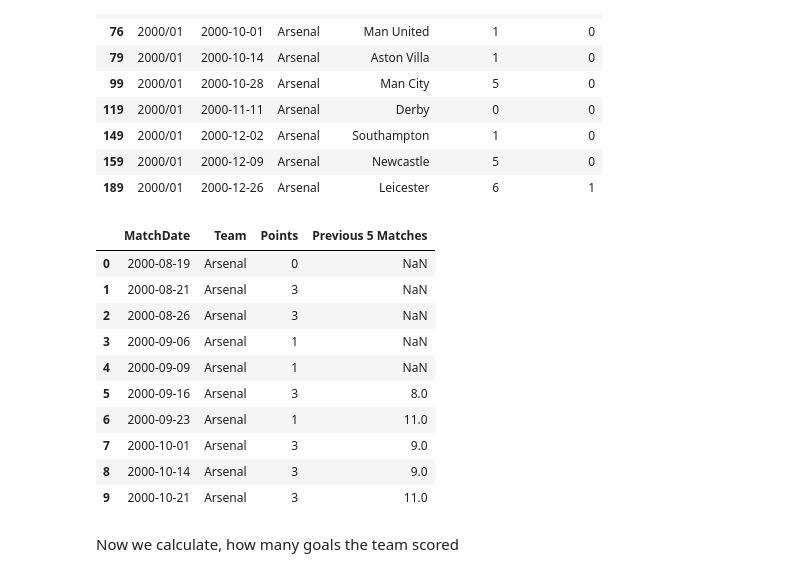
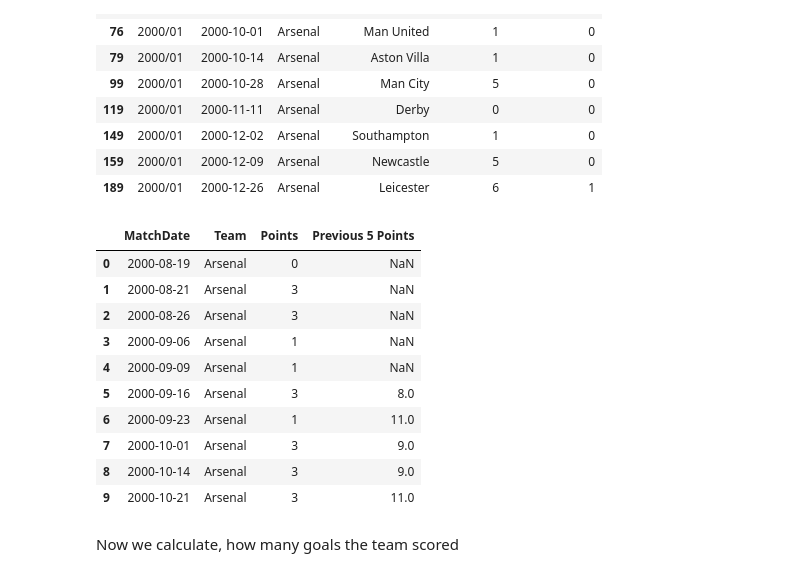
Before and after one commit to nemo-code-ai/epl-prediction-system, a Jupyter notebook: src/epl_prediction_system/system.ipynb, the cells around one changed output. Cells and saved outputs as stored; diff of their text form; code cells hidden in the pictures.

```diff
--- a/src/epl_prediction_system/system.ipynb
+++ b/src/epl_prediction_system/system.ipynb
@@ -246,13 +246,13 @@ ext_system = ext_system.sort_values(['Team', 'MatchDate'])
 
 ext_system = ext_system.reset_index(drop=True)
 # %%
-ext_system['Previous 5 Matches'] = (
+ext_system['Previous 5 Points'] = (
     ext_system.groupby('Team')['Points'].transform(lambda x: x.shift(1).rolling(5).sum())
 )
 # %%
-ext_system[ext_system['Team'] == 'Arsenal'][['MatchDate', 'Team', 'Points', 'Previous 5 Matches']].head(10)
+ext_system[ext_system['Team'] == 'Arsenal'][['MatchDate', 'Team', 'Points', 'Previous 5 Points']].head(10)
 # %% [output]
-|  | MatchDate | Team | Points | Previous 5 Matches |
+|  | MatchDate | Team | Points | Previous 5 Points |
 | 0 | 2000-08-19 | Arsenal | 0 | NaN |
 | 1 | 2000-08-21 | Arsenal | 3 | NaN |
 | 2 | 2000-08-26 | Arsenal | 3 | NaN |
```
Also changed, not shown: parts of 26 cells of this notebook.
